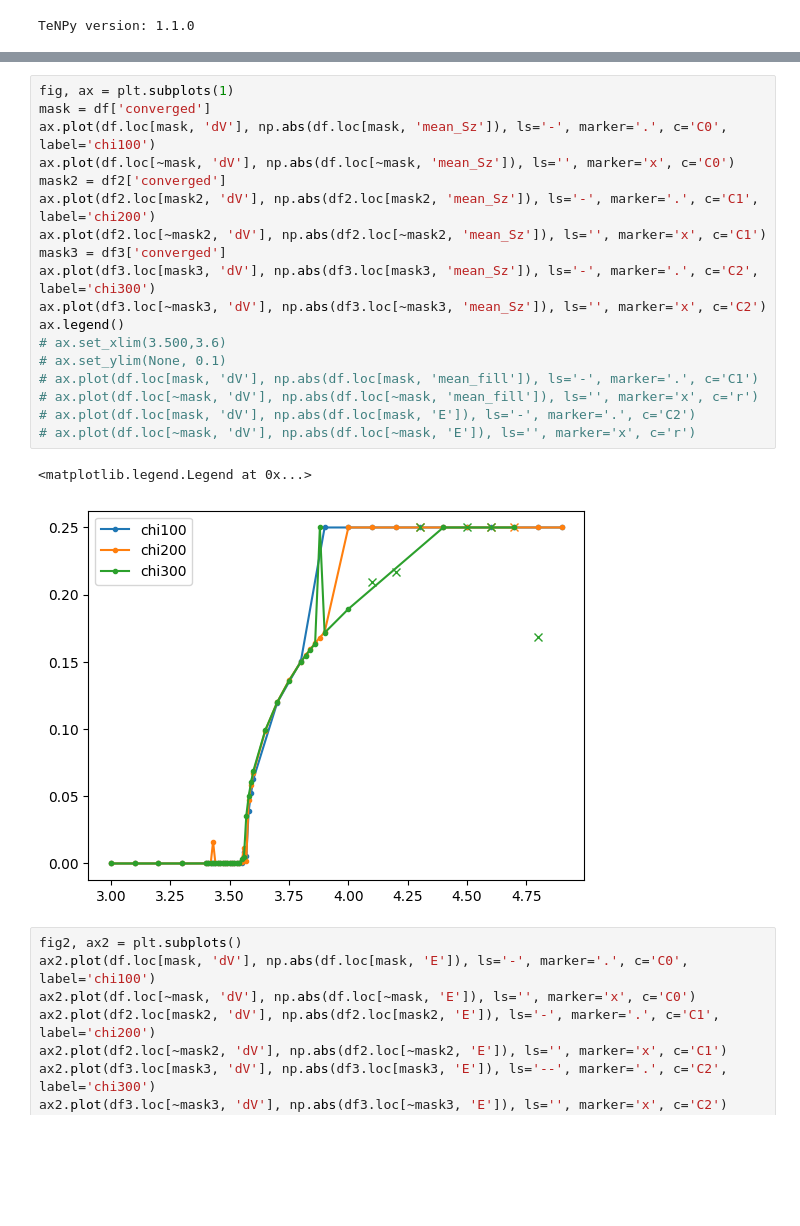
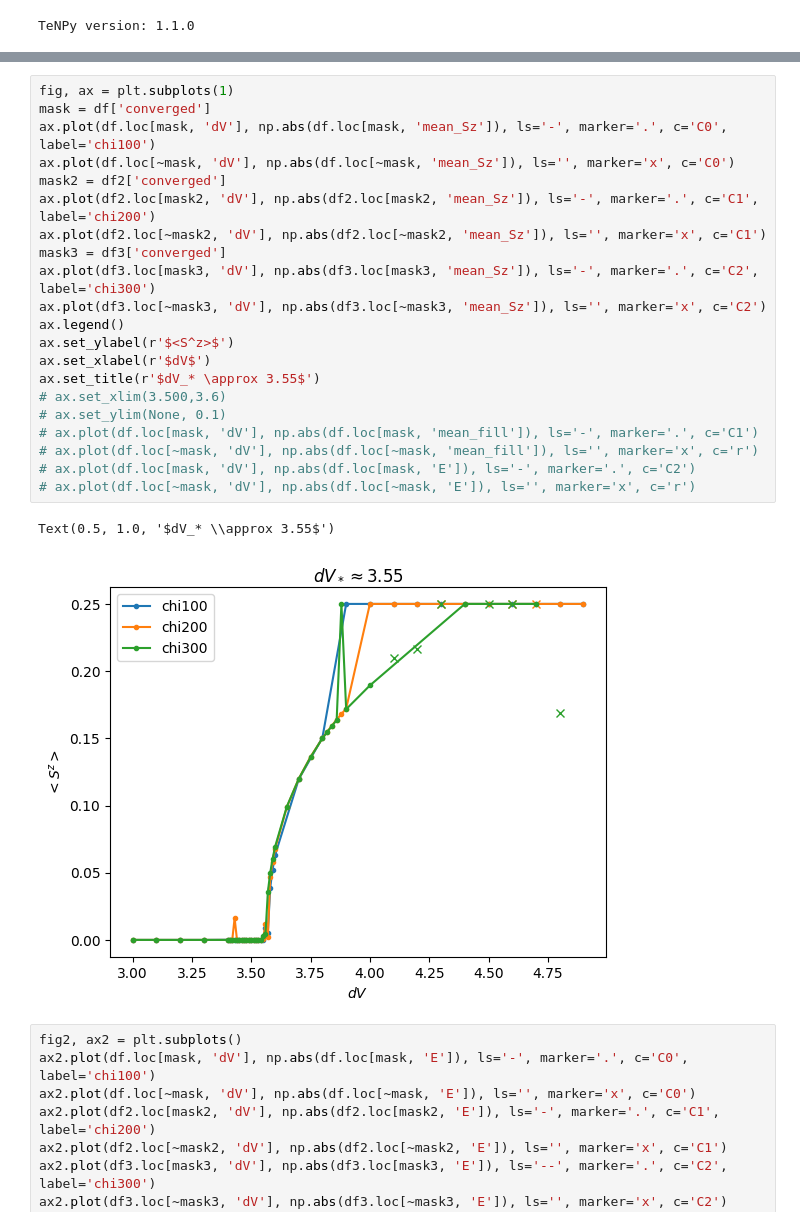
Before and after one commit to aravindhshankar/Spin1LongRangeOrder.jl, a Jupyter notebook: python/notebooks/plot_idmrg_chi100.ipynb, the cells around one changed output, grey strips where cells are left out. Drawn from its saved outputs; the diff is of its cells as text; blank space fills up the shorter version.

```diff
--- a/python/notebooks/plot_idmrg_chi100.ipynb
+++ b/python/notebooks/plot_idmrg_chi100.ipynb
@@ -127,24 +127,27 @@ df3.head()
 # %%
 fig, ax = plt.subplots(1)
 mask = df['converged']
 ax.plot(df.loc[mask, 'dV'], np.abs(df.loc[mask, 'mean_Sz']), ls='-', marker='.', c='C0', label='chi100')
 ax.plot(df.loc[~mask, 'dV'], np.abs(df.loc[~mask, 'mean_Sz']), ls='', marker='x', c='C0')
 mask2 = df2['converged']
 ax.plot(df2.loc[mask2, 'dV'], np.abs(df2.loc[mask2, 'mean_Sz']), ls='-', marker='.', c='C1', label='chi200')
 ax.plot(df2.loc[~mask2, 'dV'], np.abs(df2.loc[~mask2, 'mean_Sz']), ls='', marker='x', c='C1')
 mask3 = df3['converged']
 ax.plot(df3.loc[mask3, 'dV'], np.abs(df3.loc[mask3, 'mean_Sz']), ls='-', marker='.', c='C2', label='chi300')
 ax.plot(df3.loc[~mask3, 'dV'], np.abs(df3.loc[~mask3, 'mean_Sz']), ls='', marker='x', c='C2')
 ax.legend()
+ax.set_ylabel(r'$<S^z>$')
+ax.set_xlabel(r'$dV$')
+ax.set_title(r'$dV_* \approx 3.55$')
 # ax.set_xlim(3.500,3.6)
 # ax.set_ylim(None, 0.1)
 # ax.plot(df.loc[mask, 'dV'], np.abs(df.loc[mask, 'mean_fill']), ls='-', marker='.', c='C1')
 # ax.plot(df.loc[~mask, 'dV'], np.abs(df.loc[~mask, 'mean_fill']), ls='', marker='x', c='r')
 # ax.plot(df.loc[mask, 'dV'], np.abs(df.loc[mask, 'E']), ls='-', marker='.', c='C2')
 # ax.plot(df.loc[~mask, 'dV'], np.abs(df.loc[~mask, 'E']), ls='', marker='x', c='r')
 # %% [output]
-<matplotlib.legend.Legend at 0x...>
+Text(0.5, 1.0, '$dV_* \\approx 3.55$')
-[figure, old version]
+[figure, new version]
 # %%
 fig2, ax2 = plt.subplots()
 ax2.plot(df.loc[mask, 'dV'], np.abs(df.loc[mask, 'E']), ls='-', marker='.', c='C0', label='chi100')
```
